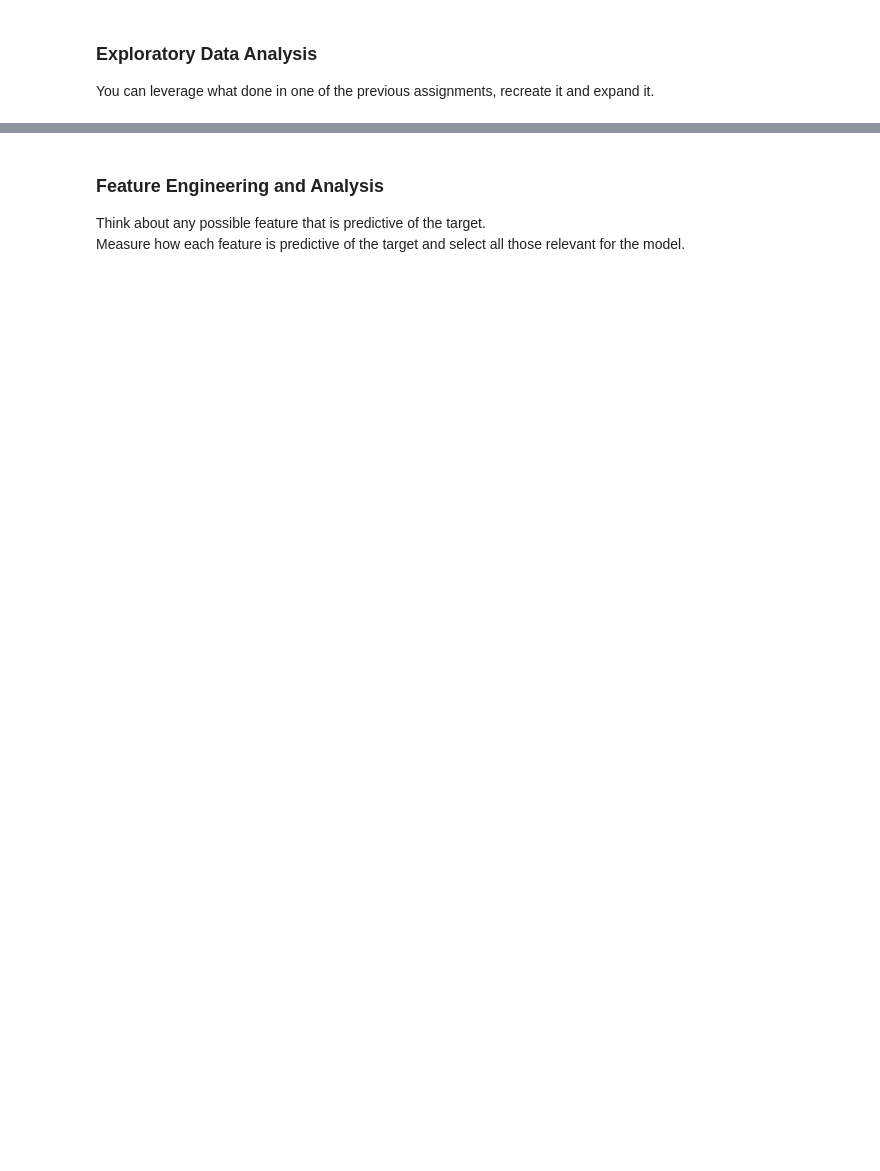
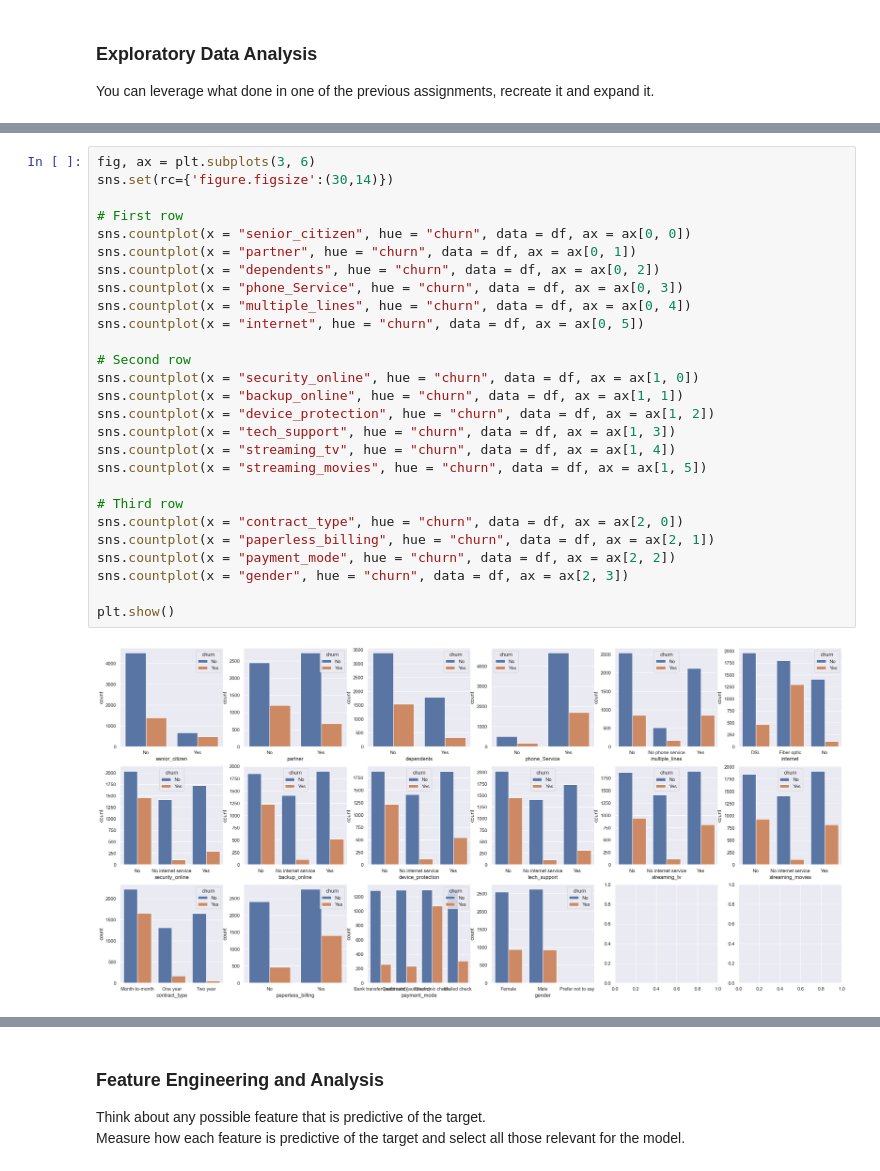
Before and after one commit to GiuseppeManai/ysc4224, a Jupyter notebook: 2.Churn_Model/ChurnModel.ipynb, the cells around one changed output, grey strips where cells are left out. Cells and saved outputs as stored; diff of their text form; blank space fills up the shorter version.

```diff
--- a/2.Churn_Model/ChurnModel.ipynb
+++ b/2.Churn_Model/ChurnModel.ipynb
@@ -11,0 +213,29 @@ You can leverage what done in one of the previous assignments, recreate it and e
+# %%
+fig, ax = plt.subplots(3, 6)
+sns.set(rc={'figure.figsize':(30,14)})
+
+# First row
+sns.countplot(x = "senior_citizen", hue = "churn", data = df, ax = ax[0, 0])
+sns.countplot(x = "partner", hue = "churn", data = df, ax = ax[0, 1])
+sns.countplot(x = "dependents", hue = "churn", data = df, ax = ax[0, 2])
+sns.countplot(x = "phone_Service", hue = "churn", data = df, ax = ax[0, 3])
+sns.countplot(x = "multiple_lines", hue = "churn", data = df, ax = ax[0, 4])
+sns.countplot(x = "internet", hue = "churn", data = df, ax = ax[0, 5])
+
+# Second row
+sns.countplot(x = "security_online", hue = "churn", data = df, ax = ax[1, 0])
+sns.countplot(x = "backup_online", hue = "churn", data = df, ax = ax[1, 1])
+sns.countplot(x = "device_protection", hue = "churn", data = df, ax = ax[1, 2])
+sns.countplot(x = "tech_support", hue = "churn", data = df, ax = ax[1, 3])
+sns.countplot(x = "streaming_tv", hue = "churn", data = df, ax = ax[1, 4])
+sns.countplot(x = "streaming_movies", hue = "churn", data = df, ax = ax[1, 5])
+
+# Third row
+sns.countplot(x = "contract_type", hue = "churn", data = df, ax = ax[2, 0])
+sns.countplot(x = "paperless_billing", hue = "churn", data = df, ax = ax[2, 1])
+sns.countplot(x = "payment_mode", hue = "churn", data = df, ax = ax[2, 2])
+sns.countplot(x = "gender", hue = "churn", data = df, ax = ax[2, 3])
+
+plt.show()
+# %% [output]
+[figure, added]
```
Also changed, not shown: parts of 62 cells of this notebook, 1 other file.
